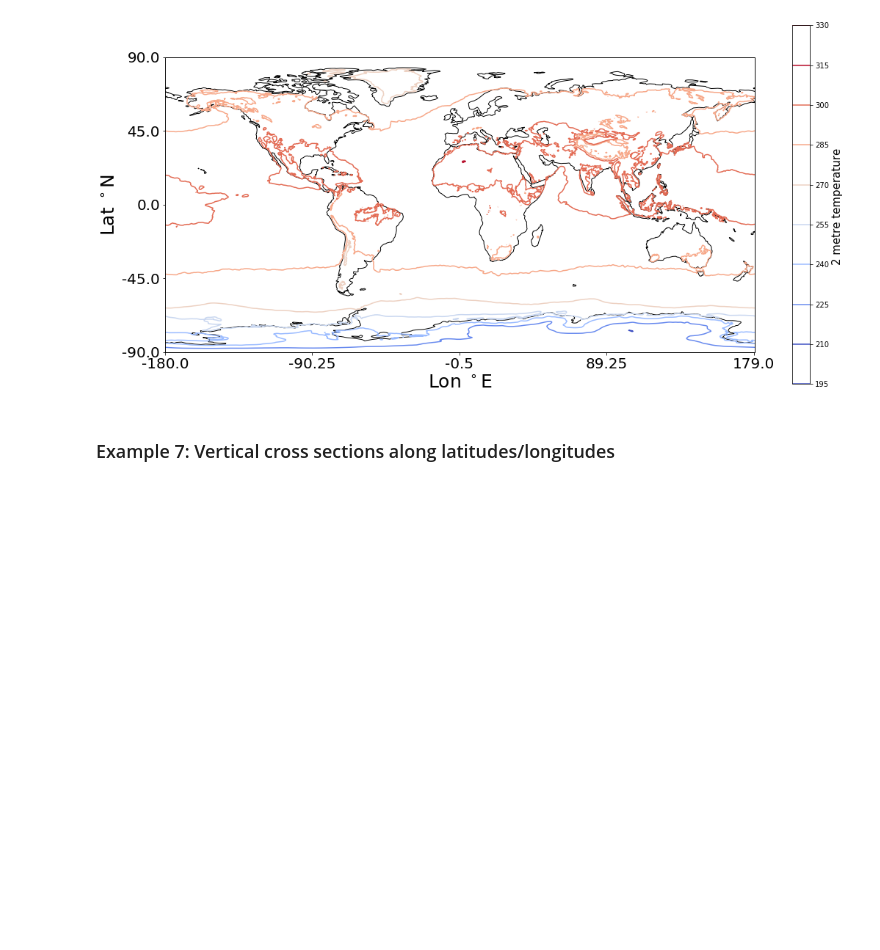
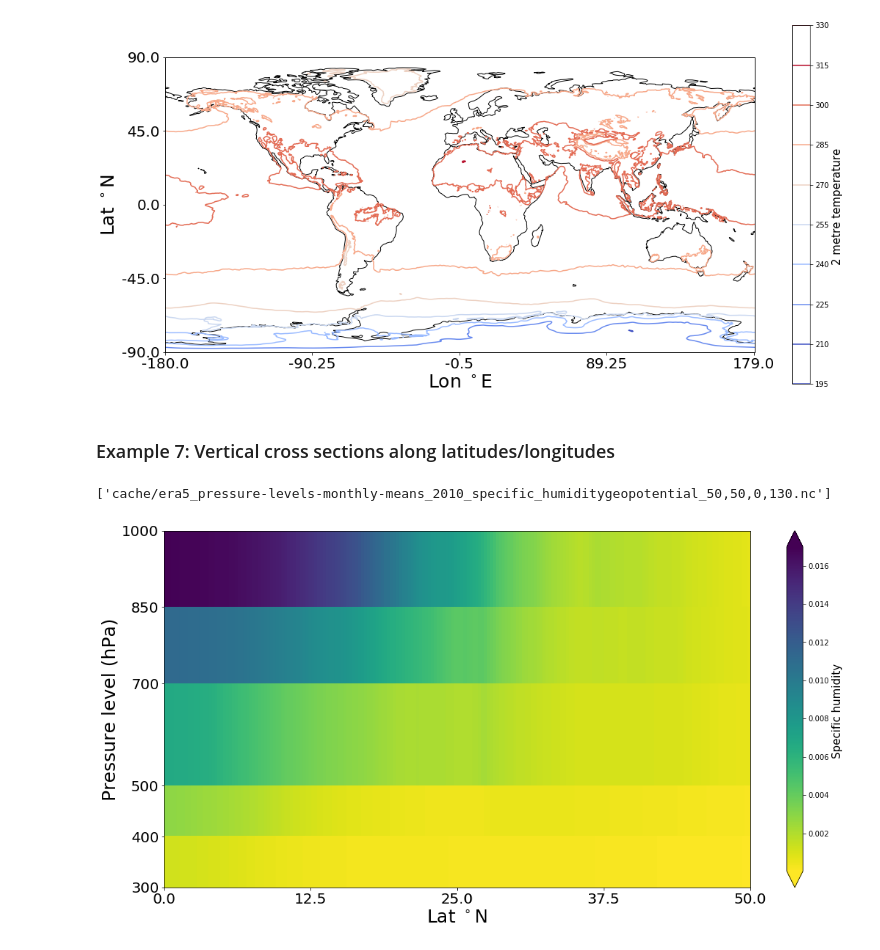
Before and after one commit to JuliaKukulies/cream, a Jupyter notebook: test_era5.ipynb, the cells around one changed output. Saved outputs shown, nothing was run; the diff lists cells and outputs as text; code cells hidden in the pictures; blank space fills up the shorter version.

Commit message:
added method to calculate and plot vertical cross sections

```diff
--- a/test_era5.ipynb
+++ b/test_era5.ipynb
@@ -365,3 +365,16 @@ surface_temps.create_contour_map('t2m', out = 'global_temperature_contours.png',
 [figure]
 # %% [markdown]
 ### Example 7: Vertical cross sections along latitudes/longitudes
+# %%
+# get files for ERA5 object
+asia_humidity = dataproducts.ERA5('pressure-levels', ['specific_humidity', 'geopotential'], 'monthly', domain = ['50', '50', '0', '130'])
+asia_humidity.get_files()
+# %% [output]
+['cache/era5_pressure-levels-monthly-means_2010_specific_humiditygeopotential_50,50,0,130.nc']
+# %%
+data = xr.open_dataset(asia_humidity.files[0])
+pressure_data = Pressure(data)
+# %%
+pressure_data.create_vertical_plot('q', 'longitude')
+# %% [output]
+[figure, added]
```
Also changed, not shown: 5 other files.
